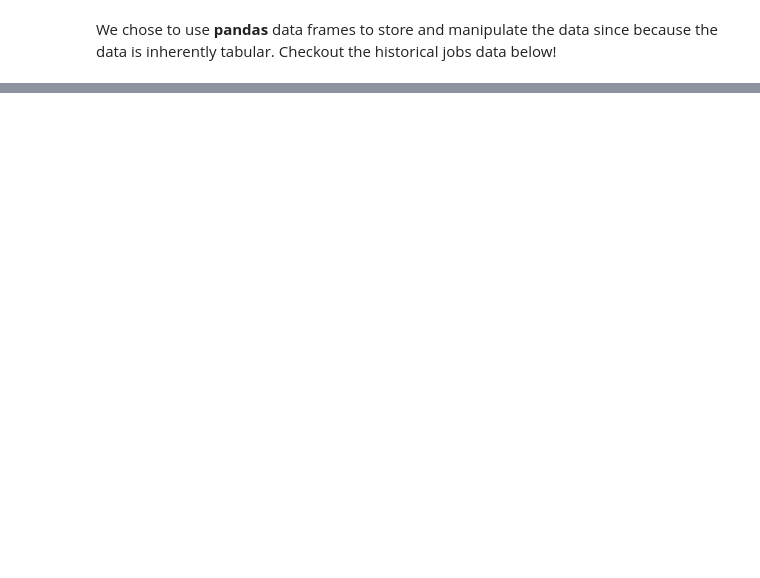
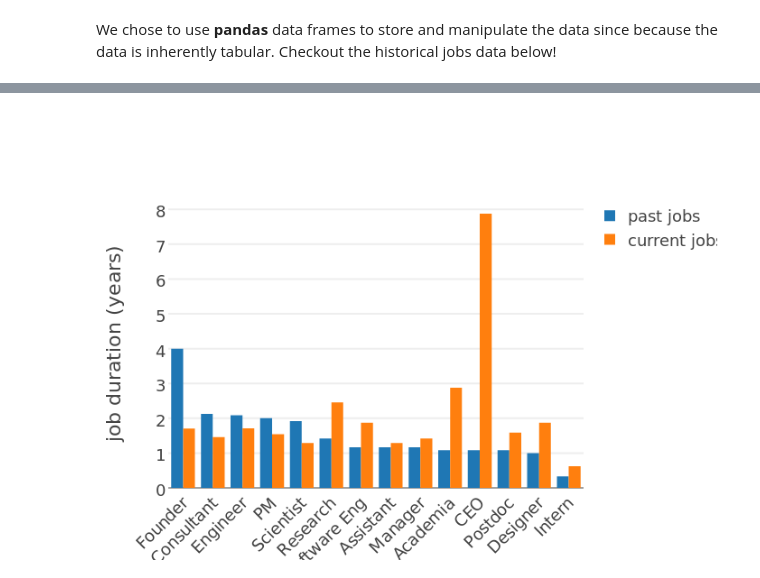
Before and after one commit to lchircus/developher_hackathon2014, a Jupyter notebook: inSights into LinkedIn by iSightful.ipynb, the cells around one changed output, grey strips where cells are left out. Drawn from its saved outputs; the diff is of its cells as text; code cells hidden in the pictures; blank space fills up the shorter version.

Commit message:
adds more data and plots

```diff
--- a/inSights into LinkedIn by iSightful.ipynb
+++ b/inSights into LinkedIn by iSightful.ipynb
@@ -74,0 +82,11 @@ jobs.head()
+# %%
+# Aggregate data by jobType
+jobGroups = jobs.groupby('JobType')
+jobscurGroups = jobscur.groupby('JobType')
+
+# get summary statistics
+summaryTable = jobGroups['Duration_yr'].agg([np.sum, np.mean, np.std, np.median, len]).sort('median', ascending=False)
+summaryTableCur = jobscurGroups['Duration_yr'].agg([np.sum, np.mean, np.std, np.median, len]).sort('median', ascending=False)
+
+print 'Historical Data\n', summaryTable
+print '\n\nCurrent Data\n', summaryTableCur
@@ -74,0 +111,4 @@ jobs.head()
+# %%
+# remove students (because they don't have real jobs) and "other" because...well, they're "other"
+summaryTable = summaryTable.drop(['Student','Other'])
+summaryTableCur = summaryTableCur.drop(['Student','Other'])
@@ -74,0 +127,70 @@ jobs.head()
+# %%
+# Creating a bar plot with plotly
+
+# get list of all job types
+jobFunctions = pandas.unique(summaryTable.index.ravel()).tolist()
+
+# initialize lists
+currentMedians = []
+currentNumberPoints = []
+currentStds = []
+
+# loop through job types and get data in order for current positions
+for i in jobFunctions:
+    currentMedians.append(summaryTableCur['median'][i])
+    currentStds.append(summaryTableCur['std'][i])
+    currentNumberPoints.append('# points: ' + str(summaryTableCur['len'][i]))
+
+# define data for plotting
+traces= None
+traces = [
+    Bar(
+        x = jobFunctions,
+        y = numpy.array(summaryTable['median']),
+        name = 'past jobs',
+        text = ["# points: "+str(i) for i in (summaryTable['len'].tolist())],
+        error_y=ErrorY(
+            type='data',
+            array=numpy.array(summaryTable['std']),
+            visible=False
+        )
+    ),
+    Bar(
+        x = jobFunctions,
+        y = currentMedians,
+        name = 'current jobs',
+        text = currentNumberPoints,
+        error_y=ErrorY(
+            type='data',
+            array=currentStds,
+            visible=False
+        )
+    )
+]
+
+layout = Layout(
+    barmode='group',
+    font=Font(
+        family='Raleway, sans-serif',
+        size=18,
+    ),
+    xaxis=XAxis(
+        tickangle=-45
+    ),
+    yaxis=YAxis(
+        title='job duration (years)',
+        #zeroline=False,
+        gridwidth=2
+    ),
+)
+
+# Make Data object from traces
+plotdata = Data(traces)
+
+# Make figure object
+fig = Figure(data=plotdata, layout=layout)
+
+# (@) Send to Plotly and show plot in notebook
+py.iplot(fig)
+# %% [output]
+[figure, added]
```
Also changed, not shown: parts of 21 cells of this notebook.
